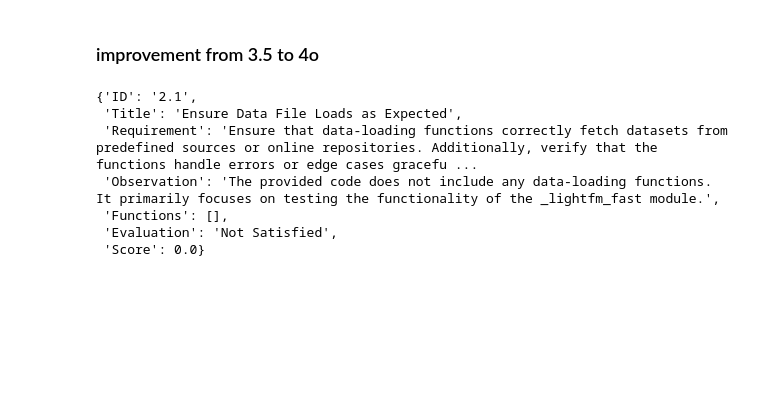
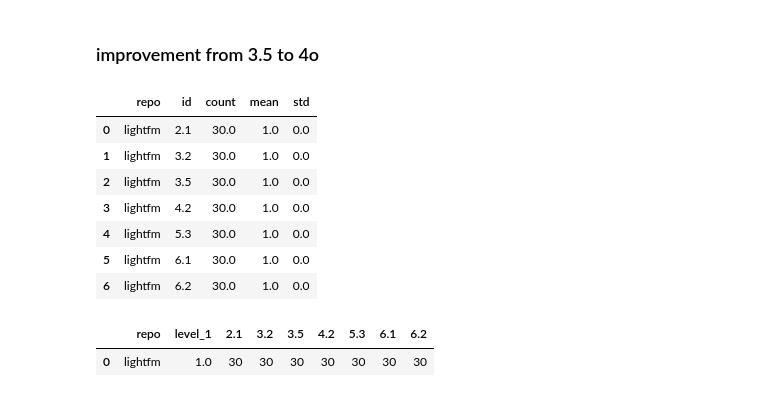
Before and after one commit to UBC-MDS/fixml, a Jupyter notebook: report/04_plots-for-presentations.ipynb, the cells around one changed output. Drawn from its saved outputs; the diff is of its cells as text; code cells hidden in the pictures; blank space fills up the shorter version.

```diff
--- a/report/04_plots-for-presentations.ipynb
+++ b/report/04_plots-for-presentations.ipynb
@@ -243,48 +252,27 @@ plot
 [interactive output not drawn]
 # %% [markdown]
 ### improvement from 3.5 to 4o
-# %%
-import json
-with open('../data/processed/batch_run_4o/lightfm_01.json', 'rb') as file:
-    response = json.load(file)
-# report = get_report(response)
-# df = (
-#     report
-#     .pivot(index='file', columns='ID', values='Score')
-#     .rename_axis(None, axis=1)
-# )
-# df['success'] = report.groupby(['file'])['success'].all()
-# df['response_path'] = resp_path
-response['call_results'][0]['parsed_response']['results'][0]#['files_evaluated']
-# %% [output]
-{'ID': '2.1',
- 'Title': 'Ensure Data File Loads as Expected',
- 'Requirement': 'Ensure that data-loading functions correctly fetch datasets from predefined sources or online repositories. Additionally, verify that the functions handle errors or edge cases gracefu ...
- 'Observation': 'The provided code does not include any data-loading functions. It primarily focuses on testing the functionality of the _lightfm_fast module.',
- 'Functions': [],
- 'Evaluation': 'Not Satisfied',
- 'Score': 0.0}
+# %%
+#result_path = '../draft/batch_run_results/record_combine.yml'
+df_repo_run_file_4o, df_repo_run_4o, df_repo_4o__stat, df_repo_4o__count = read_and_preprocess(
+    '../data/processed/batch_run_4o/record_combine.yml'
+)
 # %%
-report = []
-for result in response['call_results']:
-    if result['parsed_response']:
-        resp = result['parsed_response']['results']
-        for item in resp:
-            item['file'] = result.files_evaluated[0]
-            item['success'] = result.success
-            report.append(item)
-    else:
-        report.append({
-            'ID': '2.1', # FIXME
-            'Title': '',
-            'Requirement': '',
-            'Observation': '',
-            'Functions': [],
-            'Evaluation': '',
-            'Score': 0,
-            'file': result.files_evaluated[0],
-            'success': result.success
-        })
+df_repo_4o__stat
+# %% [output]
+|  | repo | id | count | mean | std |
+| 0 | lightfm | 2.1 | 30.0 | 1.0 | 0.0 |
+| 1 | lightfm | 3.2 | 30.0 | 1.0 | 0.0 |
+| 2 | lightfm | 3.5 | 30.0 | 1.0 | 0.0 |
+| 3 | lightfm | 4.2 | 30.0 | 1.0 | 0.0 |
+| 4 | lightfm | 5.3 | 30.0 | 1.0 | 0.0 |
+| 5 | lightfm | 6.1 | 30.0 | 1.0 | 0.0 |
+| 6 | lightfm | 6.2 | 30.0 | 1.0 | 0.0 |
+# %%
+df_repo_4o__count
+# %% [output]
+|  | repo | level_1 | 2.1 | 3.2 | 3.5 | 4.2 | 5.3 | 6.1 | 6.2 |
+| 0 | lightfm | 1.0 | 30 | 30 | 30 | 30 | 30 | 30 | 30 |
 # %%
 base = alt.Chart(df_repo__stat.query('id == "total"')).transform_calculate(
     min="max(0, datum.mean-datum.std)",
```
Also changed, not shown: parts of 7 cells of this notebook.
